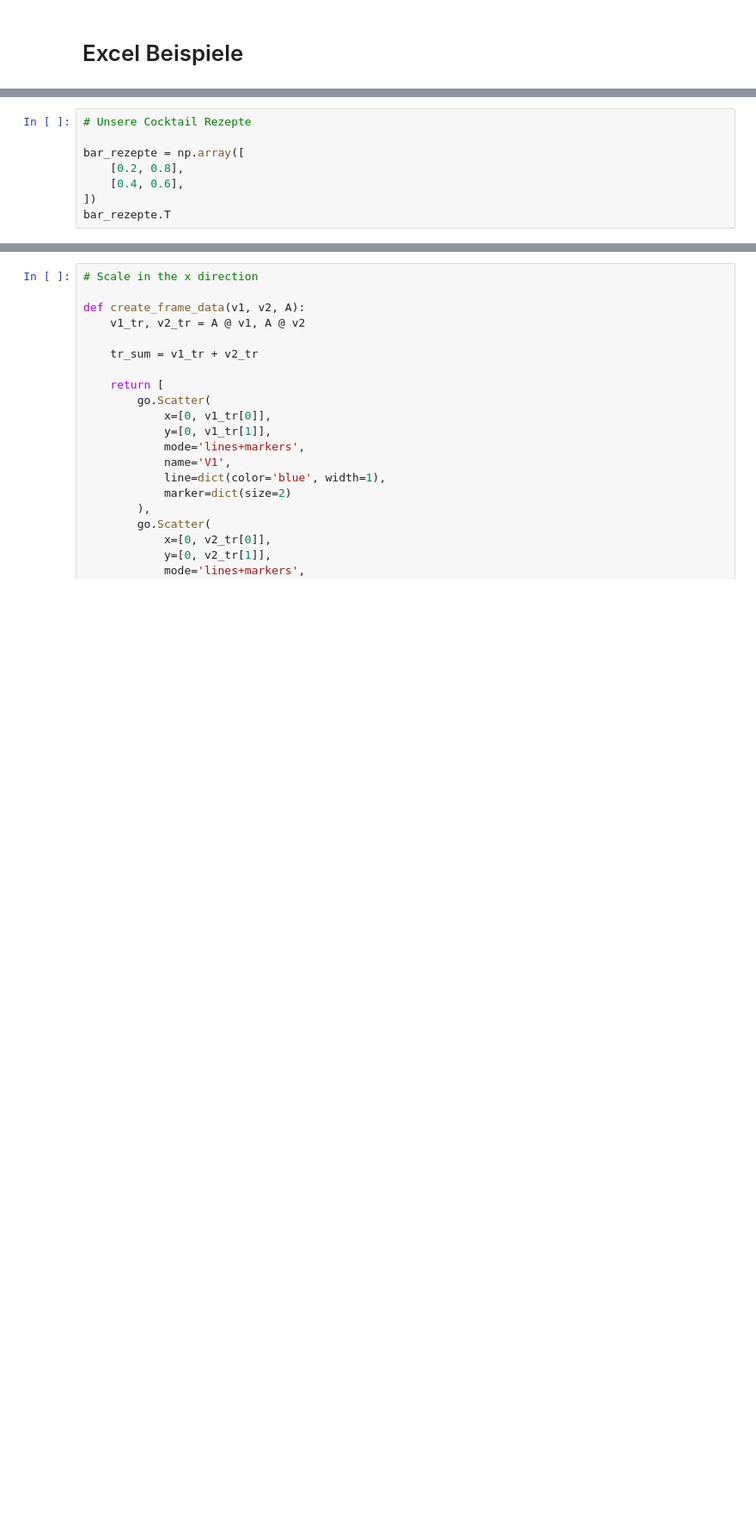
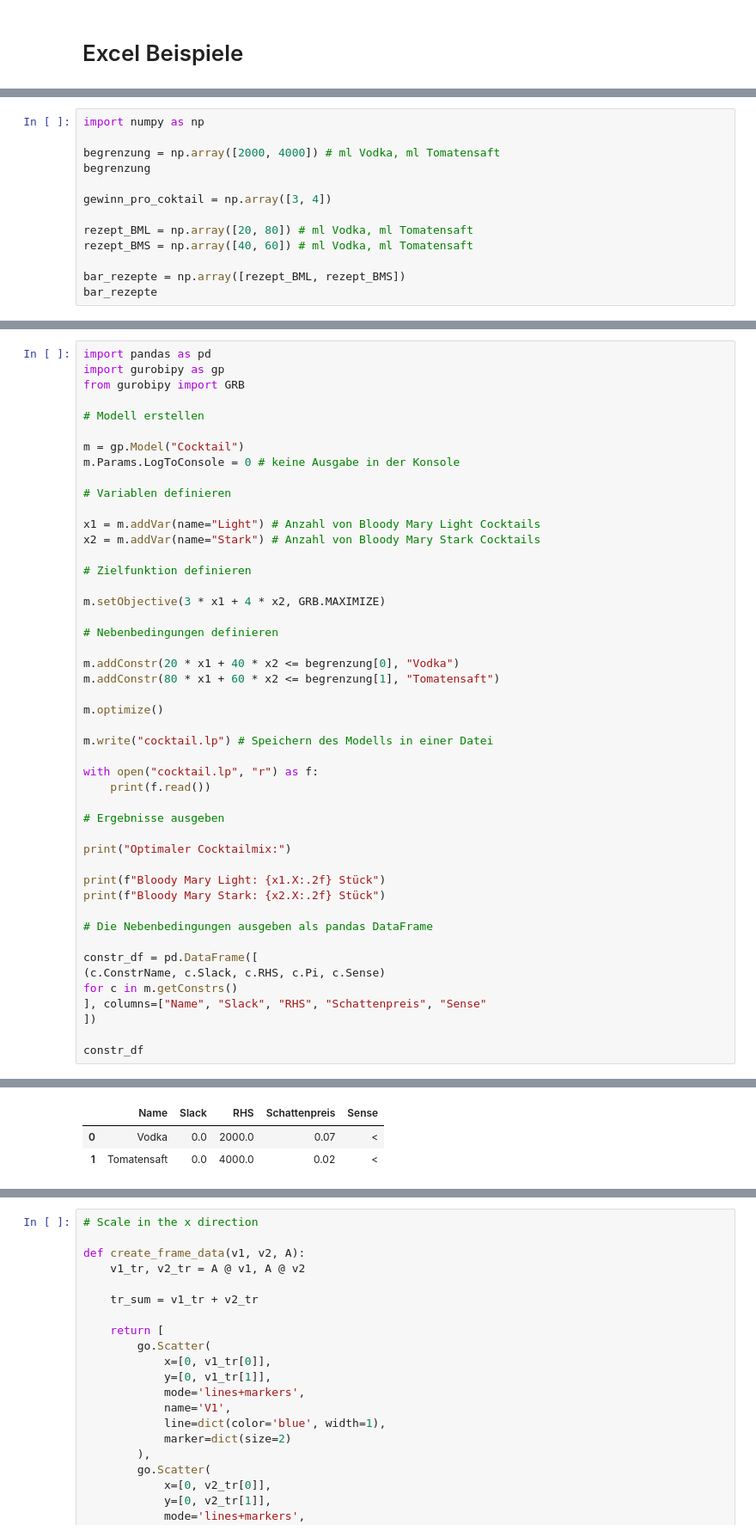
Before and after one commit to febse/opt2025-de, a Jupyter notebook: Lineare-Algebra-Ex.ipynb, the cells around one changed output, grey strips where cells are left out. Shown at 86% size. Cells and saved outputs as stored; diff of their text form; blank space fills up the shorter version.

```diff
--- a/Lineare-Algebra-Ex.ipynb
+++ b/Lineare-Algebra-Ex.ipynb
@@ -171,9 +34,14 @@ Wir haben 200 ml Liter Vodka und 400 ml Liter Tomatensaft. Wie viel von den beid
 # %%
-# Unsere Cocktail Rezepte
+import numpy as np
 
-bar_rezepte = np.array([
-    [0.2, 0.8],
-    [0.4, 0.6],
-])
-bar_rezepte.T
+begrenzung = np.array([2000, 4000]) # ml Vodka, ml Tomatensaft
+begrenzung
+
+gewinn_pro_coktail = np.array([3, 4])
+
+rezept_BML = np.array([20, 80]) # ml Vodka, ml Tomatensaft
+rezept_BMS = np.array([40, 60]) # ml Vodka, ml Tomatensaft
+
+bar_rezepte = np.array([rezept_BML, rezept_BMS])
+bar_rezepte
 # %% [output]
@@ -186,0 +50,48 @@ array([4, 4])
+# %%
+import pandas as pd
+import gurobipy as gp
+from gurobipy import GRB
+
+# Modell erstellen
+
+m = gp.Model("Cocktail")
+m.Params.LogToConsole = 0 # keine Ausgabe in der Konsole
+
+# Variablen definieren
+
+x1 = m.addVar(name="Light") # Anzahl von Bloody Mary Light Cocktails
+x2 = m.addVar(name="Stark") # Anzahl von Bloody Mary Stark Cocktails
+
+# Zielfunktion definieren
+
+m.setObjective(3 * x1 + 4 * x2, GRB.MAXIMIZE)
+
+# Nebenbedingungen definieren
+
+m.addConstr(20 * x1 + 40 * x2 <= begrenzung[0], "Vodka")
+m.addConstr(80 * x1 + 60 * x2 <= begrenzung[1], "Tomatensaft")
+
+m.optimize()
+
+m.write("cocktail.lp") # Speichern des Modells in einer Datei
+
+with open("cocktail.lp", "r") as f:
+    print(f.read())
+
+# Ergebnisse ausgeben
+
+print("Optimaler Cocktailmix:")
+
+print(f"Bloody Mary Light: {x1.X:.2f} Stück")
+print(f"Bloody Mary Stark: {x2.X:.2f} Stück")
+
+# Die Nebenbedingungen ausgeben als pandas DataFrame
+
+constr_df = pd.DataFrame([
+(c.ConstrName, c.Slack, c.RHS, c.Pi, c.Sense)
+for c in m.getConstrs()
+], columns=["Name", "Slack", "RHS", "Schattenpreis", "Sense"
+])
+
+constr_df
+# %% [output]
@@ -186,0 +112,3 @@ array([4, 4])
+|  | Name | Slack | RHS | Schattenpreis | Sense |
+| 0 | Vodka | 0.0 | 2000.0 | 0.07 | < |
+| 1 | Tomatensaft | 0.0 | 4000.0 | 0.02 | < |
```
Also changed, not shown: parts of 29 cells of this notebook.
